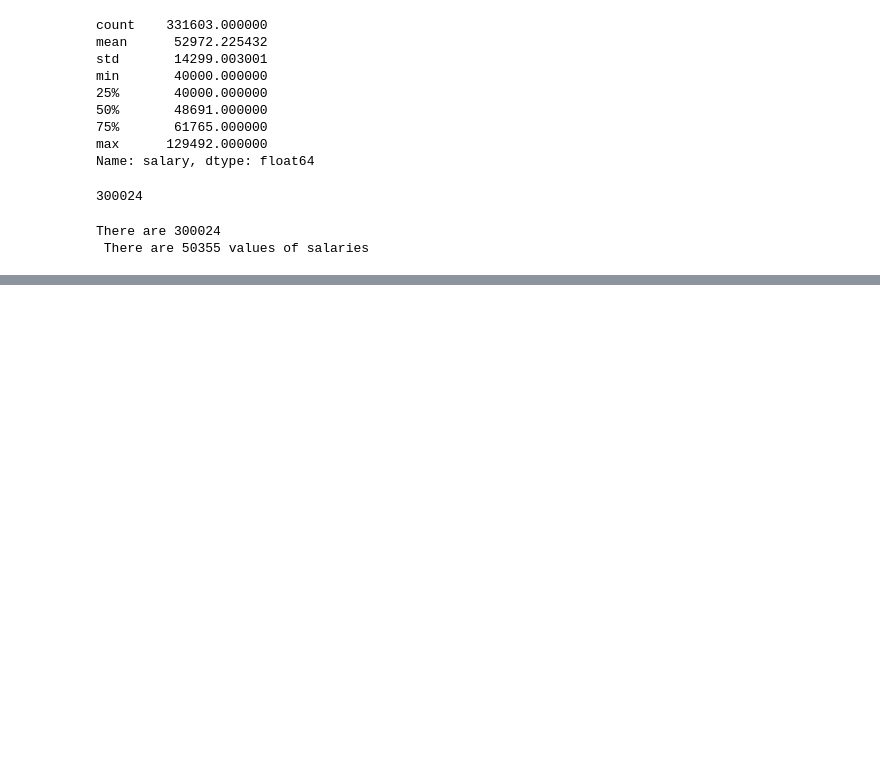
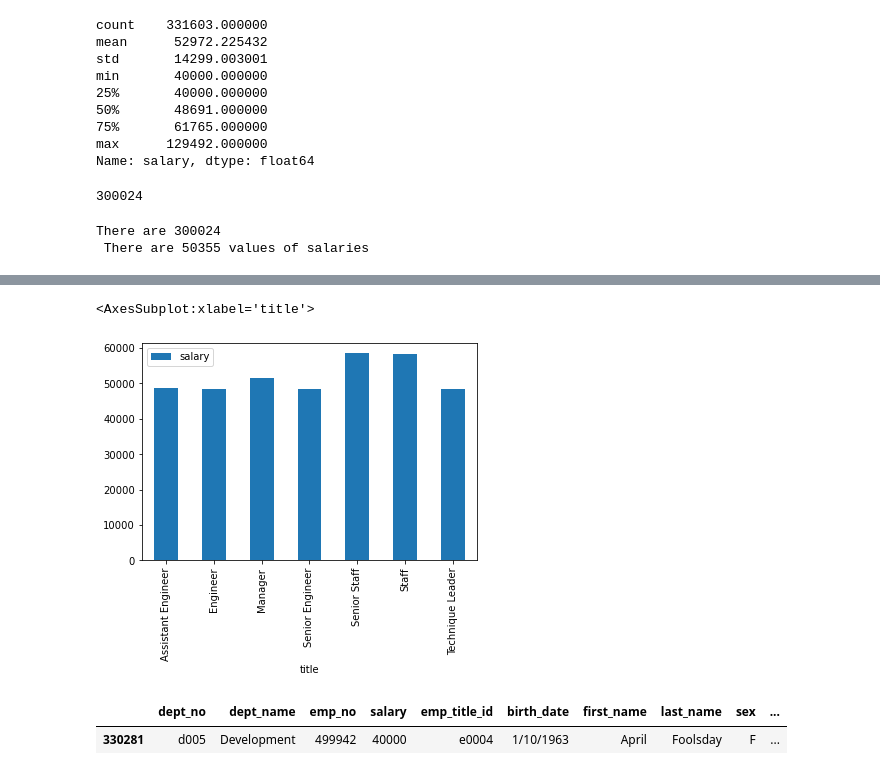
Before and after one commit to juliemcbaker/sql-challenge, a Jupyter notebook: EmployeeSQL/EmployeeSQL.ipynb, the cells around one changed output, grey strips where cells are left out. Drawn from its saved outputs; the diff is of its cells as text; code cells hidden in the pictures; blank space fills up the shorter version.

```diff
--- a/EmployeeSQL/EmployeeSQL.ipynb
+++ b/EmployeeSQL/EmployeeSQL.ipynb
@@ -180,3 +217,7 @@ AttributeError: module 'matplotlib' has no attribute 'bar'
 # %%
 # creat bar chart of average salary by title
 # be sure to filter so no duplicates for people in multiple departments
+# %%
+salary_title_df = salary_bin_df.groupby('title').mean()
+salary_title_df = salary_title_df.reset_index()
+salary_title_df
@@ -182,0 +233,12 @@ AttributeError: module 'matplotlib' has no attribute 'bar'
+# %%
+salary_title_df.plot.bar(x='title', y='salary')
+# %% [output]
+<AxesSubplot:xlabel='title'>
+[figure, added]
+# %%
+# search your ID number
+id_search = all_salaries_df[all_salaries_df["emp_no"] == 499942]
+id_search
+# %% [output]
+|  | dept_no | dept_name | emp_no | salary | emp_title_id | birth_date | first_name | last_name | sex | ... |
+| 330281 | d005 | Development | 499942 | 40000 | e0004 | 1/10/1963 | April | Foolsday | F | ... |
```
Also changed, not shown: parts of 31 cells of this notebook.
